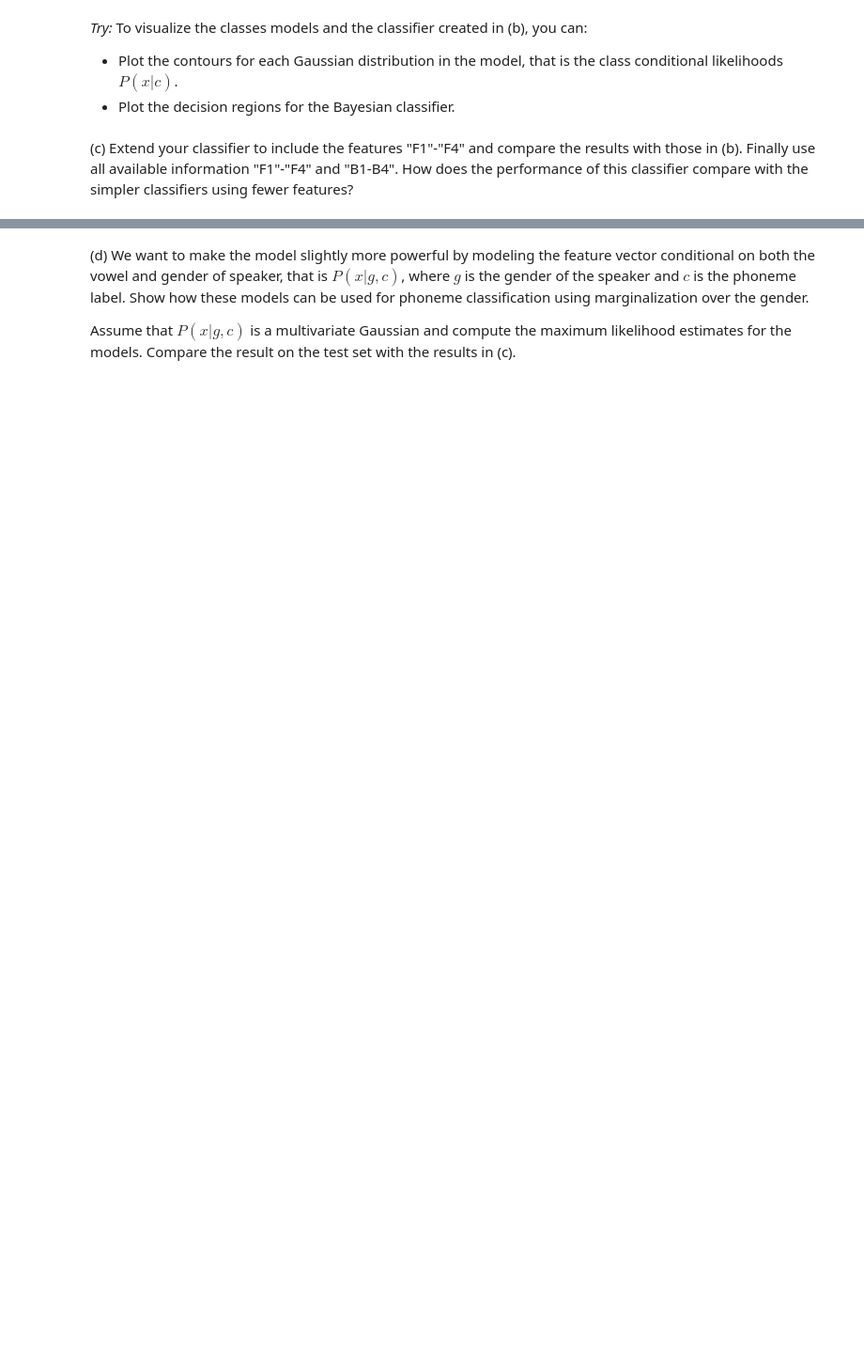
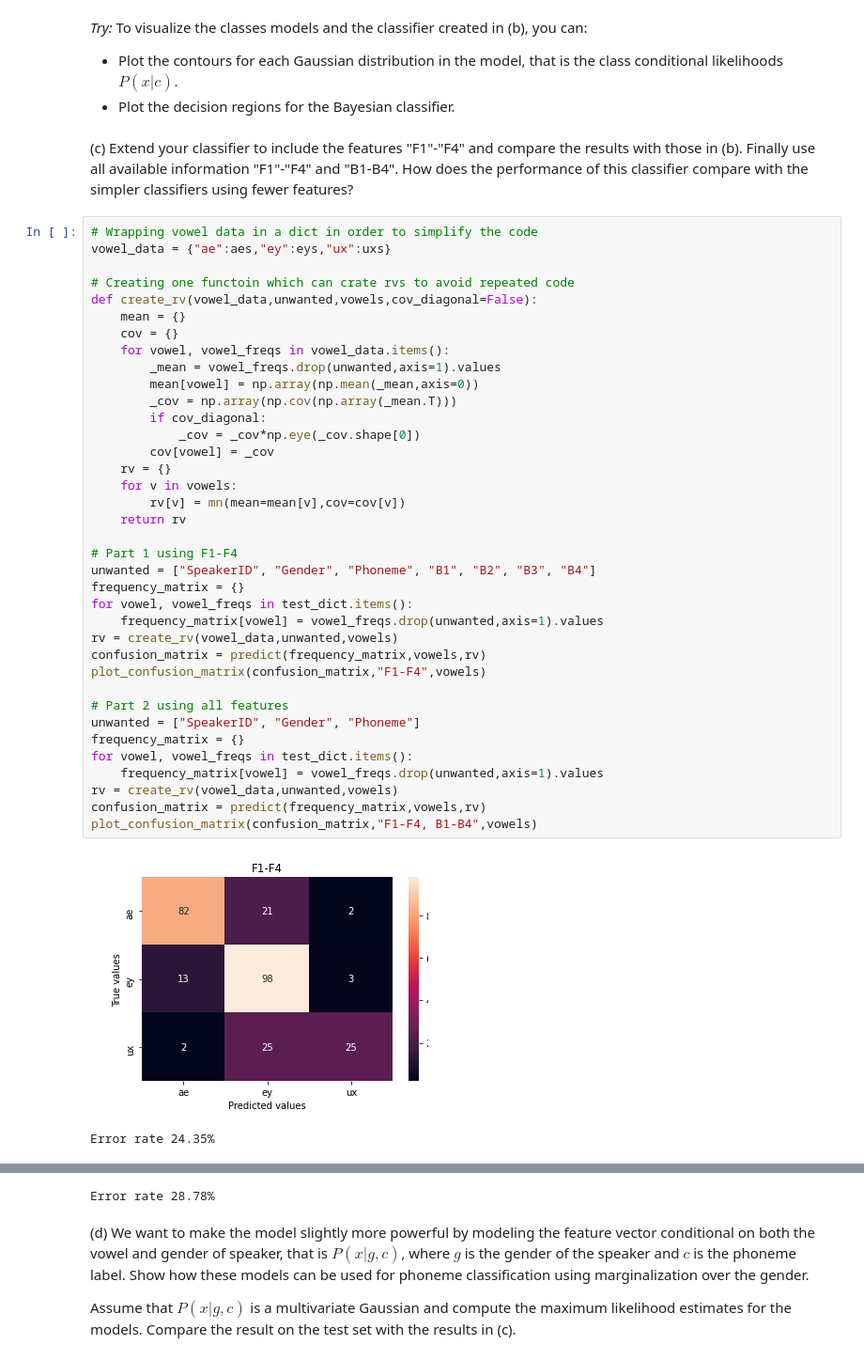
Before and after one commit to jakvah/TTT4185-MachineLearning, a Jupyter notebook: assignment_2.ipynb, the cells around one changed output, grey strips where cells are left out. Shown at 94% size. Cells and saved outputs as stored; diff of their text form; blank space fills up the shorter version.

```diff
--- a/assignment_2.ipynb
+++ b/assignment_2.ipynb
@@ -92,3 +197,43 @@ Test your classifier on the 'ae', 'ey' and 'ux' phonemes from the test set and p
 - Plot the decision regions for the Bayesian classifier.
 # %% [markdown]
 (c) Extend your classifier to include the features "F1"-"F4" and compare the results with those in (b). Finally use all available information "F1"-"F4" and "B1-B4". How does the performance of this classifier compare with the simpler classifiers using fewer features?
+# %%
+# Wrapping vowel data in a dict in order to simplify the code
+vowel_data = {"ae":aes,"ey":eys,"ux":uxs}
+
+# Creating one functoin which can crate rvs to avoid repeated code
+def create_rv(vowel_data,unwanted,vowels,cov_diagonal=False):
+    mean = {}
+    cov = {}
+    for vowel, vowel_freqs in vowel_data.items():
+        _mean = vowel_freqs.drop(unwanted,axis=1).values
+        mean[vowel] = np.array(np.mean(_mean,axis=0))
+        _cov = np.array(np.cov(np.array(_mean.T)))
+        if cov_diagonal:
+            _cov = _cov*np.eye(_cov.shape[0])
+        cov[vowel] = _cov
+    rv = {}
+    for v in vowels:
+        rv[v] = mn(mean=mean[v],cov=cov[v])
+    return rv
+
+# Part 1 using F1-F4
+unwanted = ["SpeakerID", "Gender", "Phoneme", "B1", "B2", "B3", "B4"]
+frequency_matrix = {}
+for vowel, vowel_freqs in test_dict.items():
+    frequency_matrix[vowel] = vowel_freqs.drop(unwanted,axis=1).values
+rv = create_rv(vowel_data,unwanted,vowels)
+confusion_matrix = predict(frequency_matrix,vowels,rv)
+plot_confusion_matrix(confusion_matrix,"F1-F4",vowels)
+
+# Part 2 using all features
+unwanted = ["SpeakerID", "Gender", "Phoneme"]
+frequency_matrix = {}
+for vowel, vowel_freqs in test_dict.items():
+    frequency_matrix[vowel] = vowel_freqs.drop(unwanted,axis=1).values
+rv = create_rv(vowel_data,unwanted,vowels)
+confusion_matrix = predict(frequency_matrix,vowels,rv)
+plot_confusion_matrix(confusion_matrix,"F1-F4, B1-B4",vowels)
+# %% [output]
+[figure, added]
+Error rate 24.35%
@@ -95,3 +241,4 @@ Test your classifier on the 'ae', 'ey' and 'ux' phonemes from the test set and p
+Error rate 28.78%
 # %% [markdown]
 (d) We want to make the model slightly more powerful by modeling the feature vector conditional on both the vowel and gender of speaker, that is $P(x|g,c)$, where $g$ is the gender of the speaker and $c$ is the phoneme label. Show how these models can be used for phoneme classification using marginalization over the gender.
 
```
Also changed, not shown: parts of 7 cells of this notebook, 3 other files.
